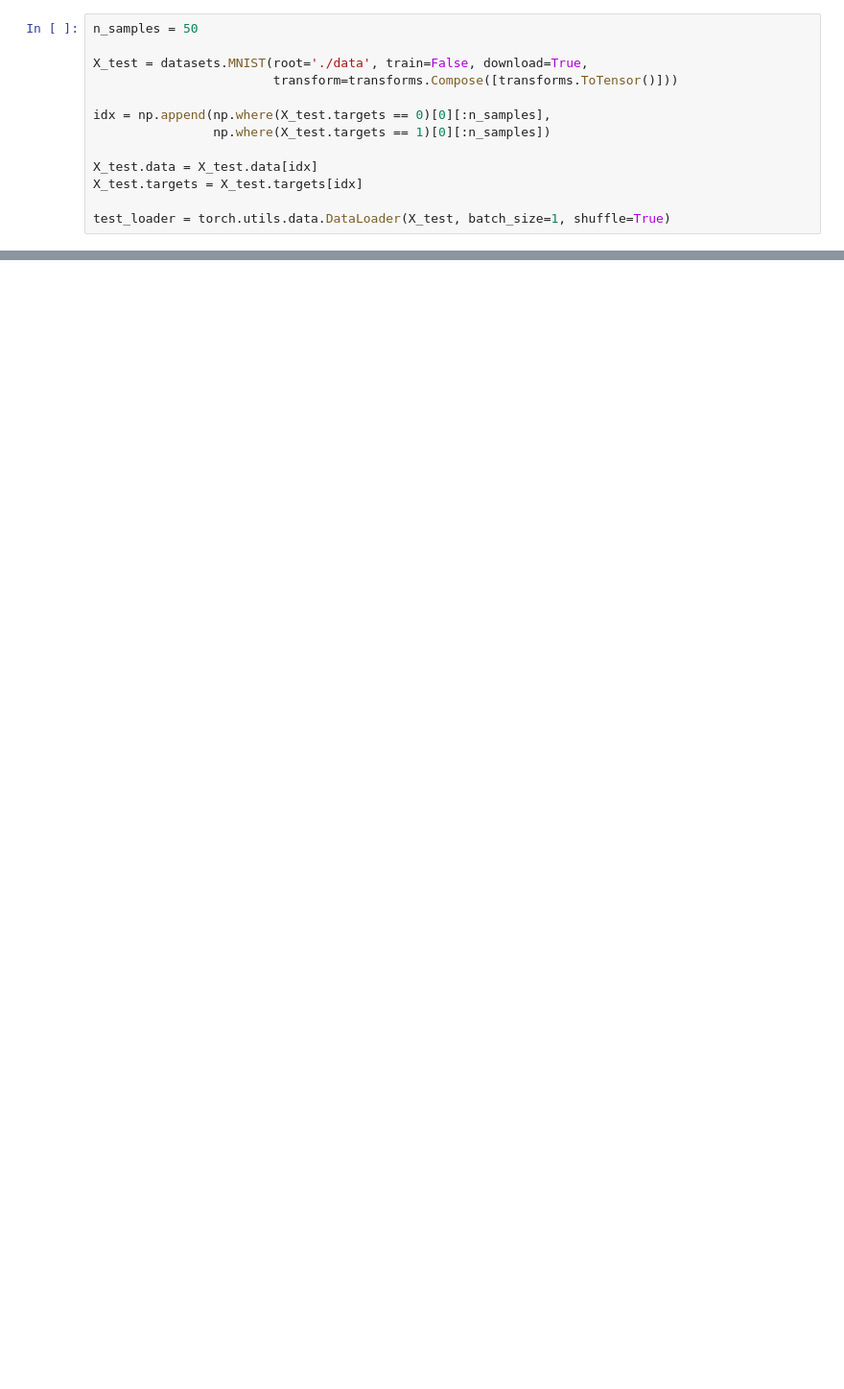
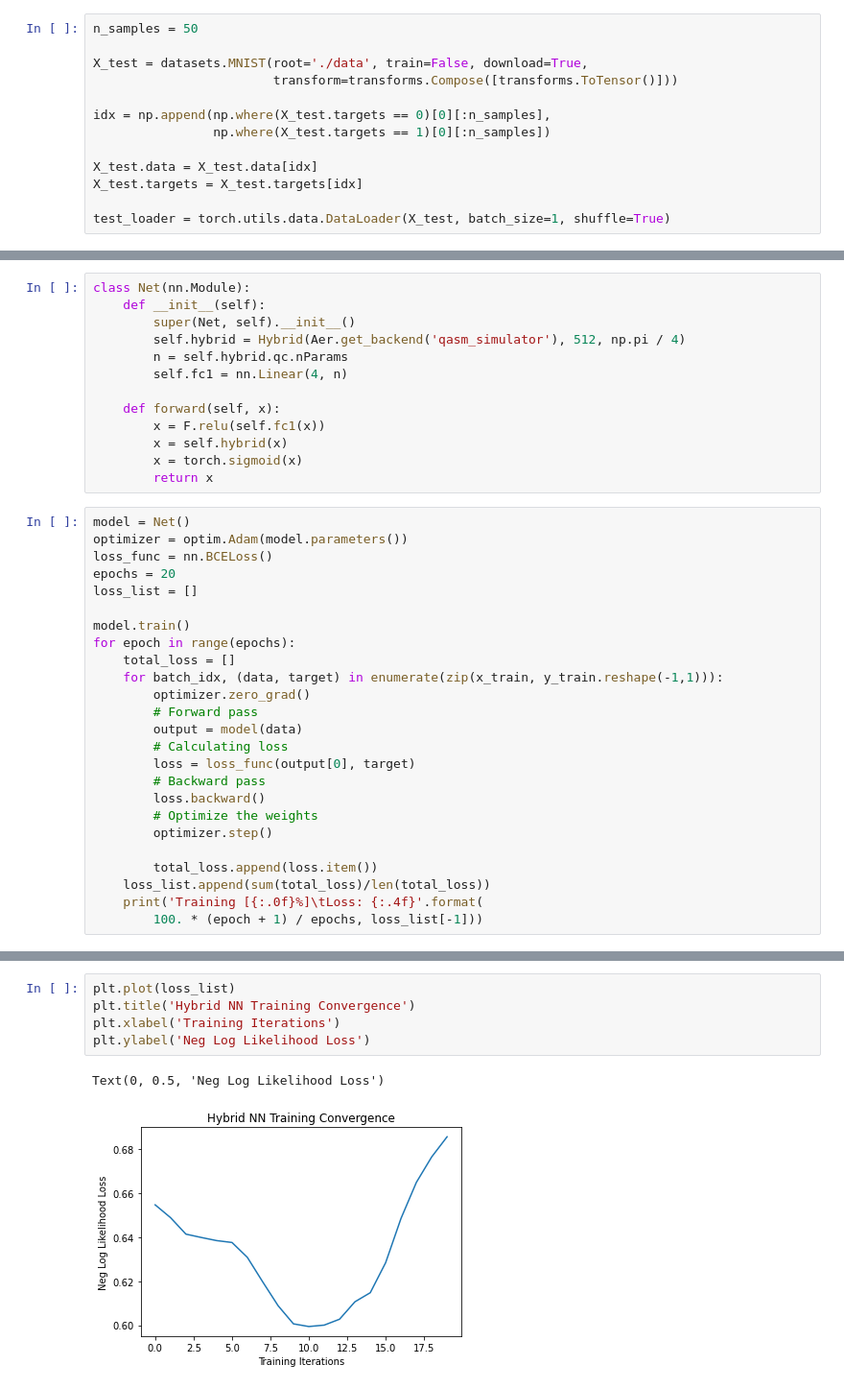
Before and after one commit to mattwright99/QMIND-VQC, a Jupyter notebook: src/RandomCircuit/quanvolutionalRandomCircuit.ipynb, the cells around one changed output, grey strips where cells are left out. Shown at 96% size. Drawn from its saved outputs; the diff is of its cells as text; blank space fills up the shorter version.

```diff
--- a/src/RandomCircuit/quanvolutionalRandomCircuit.ipynb
+++ b/src/RandomCircuit/quanvolutionalRandomCircuit.ipynb
@@ -279,0 +378,38 @@ QiskitError: 'Mismatch between run_config.parameter_binds and all circuit parame
+# %%
+class Net(nn.Module):
+    def __init__(self):
+        super(Net, self).__init__()
+        self.hybrid = Hybrid(Aer.get_backend('qasm_simulator'), 512, np.pi / 4)
+        n = self.hybrid.qc.nParams
+        self.fc1 = nn.Linear(4, n)
+
+    def forward(self, x):
+        x = F.relu(self.fc1(x))
+        x = self.hybrid(x)
+        x = torch.sigmoid(x)
+        return x
+# %%
+model = Net()
+optimizer = optim.Adam(model.parameters())
+loss_func = nn.BCELoss()
+epochs = 20
+loss_list = []
+
+model.train()
+for epoch in range(epochs):
+    total_loss = []
+    for batch_idx, (data, target) in enumerate(zip(x_train, y_train.reshape(-1,1))):
+        optimizer.zero_grad()
+        # Forward pass
+        output = model(data)
+        # Calculating loss
+        loss = loss_func(output[0], target)
+        # Backward pass
+        loss.backward()
+        # Optimize the weights
+        optimizer.step()
+
+        total_loss.append(loss.item())
+    loss_list.append(sum(total_loss)/len(total_loss))
+    print('Training [{:.0f}%]\tLoss: {:.4f}'.format(
+        100. * (epoch + 1) / epochs, loss_list[-1]))
@@ -279,0 +437,8 @@ QiskitError: 'Mismatch between run_config.parameter_binds and all circuit parame
+# %%
+plt.plot(loss_list)
+plt.title('Hybrid NN Training Convergence')
+plt.xlabel('Training Iterations')
+plt.ylabel('Neg Log Likelihood Loss')
+# %% [output]
+Text(0, 0.5, 'Neg Log Likelihood Loss')
+[figure, added]
```
Also changed, not shown: parts of 15 cells of this notebook, 3 other files.
